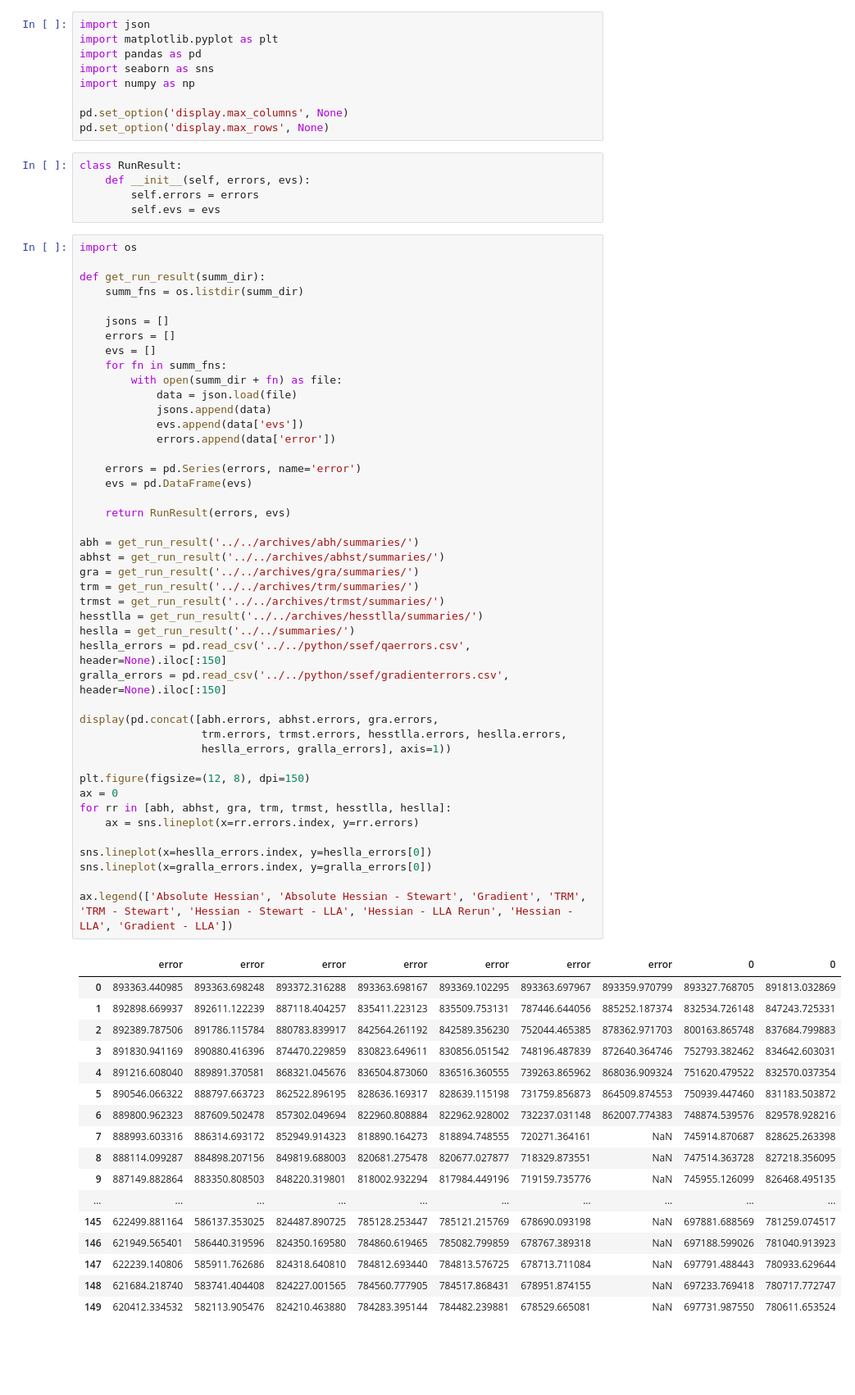
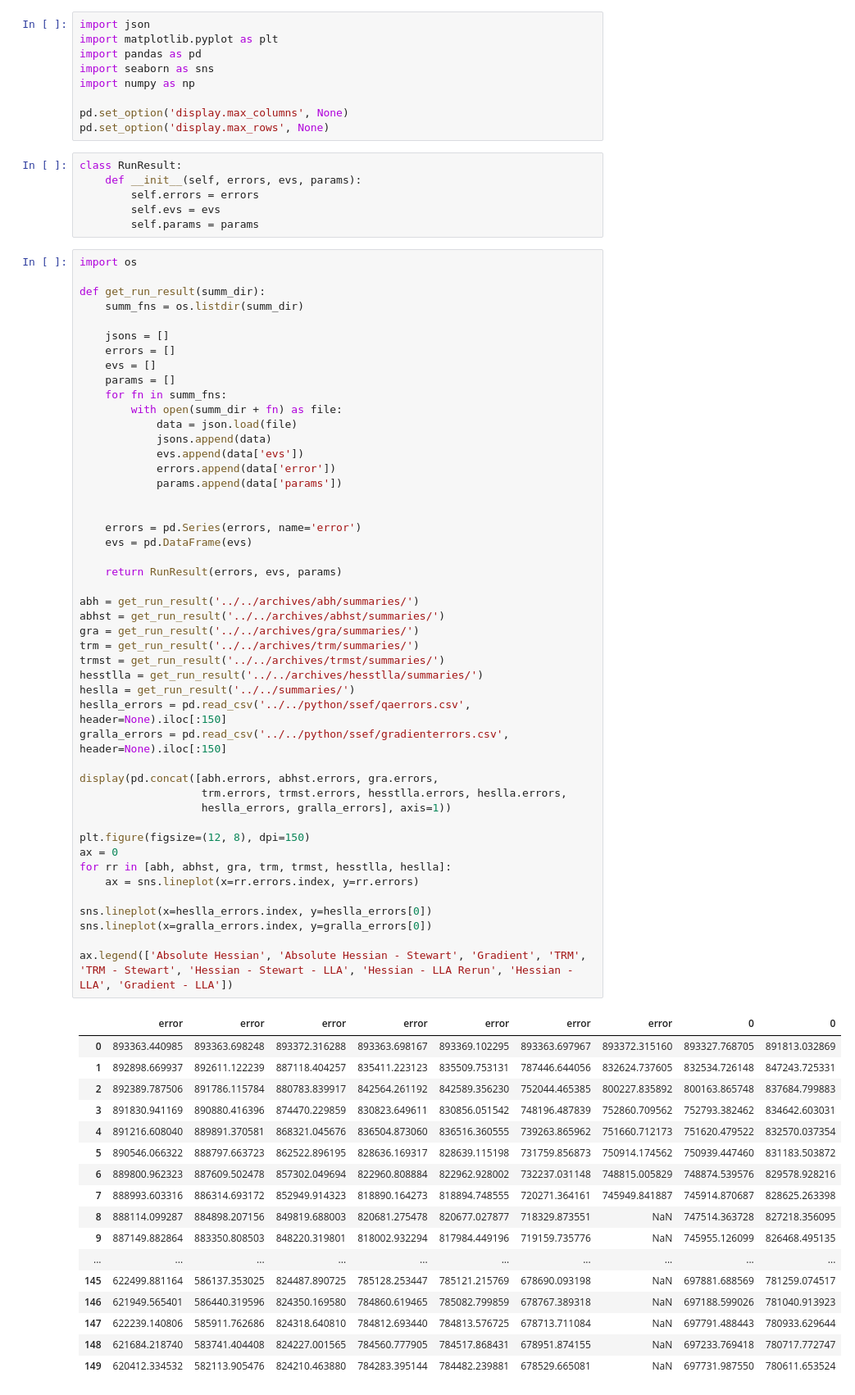
Before and after one commit to BluSteve/STYau122, a Jupyter notebook: python/styau/Analysis.ipynb, the cells around one changed output. Shown at 82% size. Cells and saved outputs as stored; diff of their text form; blank space fills up the shorter version.

```diff
--- a/python/styau/Analysis.ipynb
+++ b/python/styau/Analysis.ipynb
@@ -9,9 +9,10 @@ pd.set_option('display.max_columns', None)
 pd.set_option('display.max_rows', None)
 # %%
 class RunResult:
-    def __init__(self, errors, evs):
+    def __init__(self, errors, evs, params):
         self.errors = errors
         self.evs = evs
+        self.params = params
 # %%
 import os
 
@@ -21,51 +22,54 @@ def get_run_result(summ_dir):
     jsons = []
     errors = []
     evs = []
+    params = []
     for fn in summ_fns:
         with open(summ_dir + fn) as file:
             data = json.load(file)
             jsons.append(data)
             evs.append(data['evs'])
             errors.append(data['error'])
+            params.append(data['params'])
+
 
     errors = pd.Series(errors, name='error')
     evs = pd.DataFrame(evs)
 
-    return RunResult(errors, evs)
+    return RunResult(errors, evs, params)
 
 abh = get_run_result('../../archives/abh/summaries/')
 abhst = get_run_result('../../archives/abhst/summaries/')
 gra = get_run_result('../../archives/gra/summaries/')
 trm = get_run_result('../../archives/trm/summaries/')
 trmst = get_run_result('../../archives/trmst/summaries/')
 hesstlla = get_run_result('../../archives/hesstlla/summaries/')
 heslla = get_run_result('../../summaries/')
 heslla_errors = pd.read_csv('../../python/ssef/qaerrors.csv', header=None).iloc[:150]
 gralla_errors = pd.read_csv('../../python/ssef/gradienterrors.csv', header=None).iloc[:150]
 
 display(pd.concat([abh.errors, abhst.errors, gra.errors,
                    trm.errors, trmst.errors, hesstlla.errors, heslla.errors,
                    heslla_errors, gralla_errors], axis=1))
 
 plt.figure(figsize=(12, 8), dpi=150)
 ax = 0
 for rr in [abh, abhst, gra, trm, trmst, hesstlla, heslla]:
     ax = sns.lineplot(x=rr.errors.index, y=rr.errors)
 
 sns.lineplot(x=heslla_errors.index, y=heslla_errors[0])
 sns.lineplot(x=gralla_errors.index, y=gralla_errors[0])
 
 ax.legend(['Absolute Hessian', 'Absolute Hessian - Stewart', 'Gradient', 'TRM', 'TRM - Stewart', 'Hessian - Stewart - LLA', 'Hessian - LLA Rerun', 'Hessian - LLA', 'Gradient - LLA'])
 # %% [output]
 |  | error | error | error | error | error | error | error | 0 | 0 |
-| 0 | 893363.440985 | 893363.698248 | 893372.316288 | 893363.698167 | 893369.102295 | 893363.697967 | 893359.970799 | 893327.768705 | 891813.032869 |
-| 1 | 892898.669937 | 892611.122239 | 887118.404257 | 835411.223123 | 835509.753131 | 787446.644056 | 885252.187374 | 832534.726148 | 847243.725331 |
-| 2 | 892389.787506 | 891786.115784 | 880783.839917 | 842564.261192 | 842589.356230 | 752044.465385 | 878362.971703 | 800163.865748 | 837684.799883 |
-| 3 | 891830.941169 | 890880.416396 | 874470.229859 | 830823.649611 | 830856.051542 | 748196.487839 | 872640.364746 | 752793.382462 | 834642.603031 |
-| 4 | 891216.608040 | 889891.370581 | 868321.045676 | 836504.873060 | 836516.360555 | 739263.865962 | 868036.909324 | 751620.479522 | 832570.037354 |
-| 5 | 890546.066322 | 888797.663723 | 862522.896195 | 828636.169317 | 828639.115198 | 731759.856873 | 864509.874553 | 750939.447460 | 831183.503872 |
-| 6 | 889800.962323 | 887609.502478 | 857302.049694 | 822960.808884 | 822962.928002 | 732237.031148 | 862007.774383 | 748874.539576 | 829578.928216 |
-| 7 | 888993.603316 | 886314.693172 | 852949.914323 | 818890.164273 | 818894.748555 | 720271.364161 | NaN | 745914.870687 | 828625.263398 |
+| 0 | 893363.440985 | 893363.698248 | 893372.316288 | 893363.698167 | 893369.102295 | 893363.697967 | 893372.315160 | 893327.768705 | 891813.032869 |
+| 1 | 892898.669937 | 892611.122239 | 887118.404257 | 835411.223123 | 835509.753131 | 787446.644056 | 832624.737605 | 832534.726148 | 847243.725331 |
+| 2 | 892389.787506 | 891786.115784 | 880783.839917 | 842564.261192 | 842589.356230 | 752044.465385 | 800227.835892 | 800163.865748 | 837684.799883 |
+| 3 | 891830.941169 | 890880.416396 | 874470.229859 | 830823.649611 | 830856.051542 | 748196.487839 | 752860.709562 | 752793.382462 | 834642.603031 |
+| 4 | 891216.608040 | 889891.370581 | 868321.045676 | 836504.873060 | 836516.360555 | 739263.865962 | 751660.712173 | 751620.479522 | 832570.037354 |
+| 5 | 890546.066322 | 888797.663723 | 862522.896195 | 828636.169317 | 828639.115198 | 731759.856873 | 750914.174562 | 750939.447460 | 831183.503872 |
+| 6 | 889800.962323 | 887609.502478 | 857302.049694 | 822960.808884 | 822962.928002 | 732237.031148 | 748815.005829 | 748874.539576 | 829578.928216 |
+| 7 | 888993.603316 | 886314.693172 | 852949.914323 | 818890.164273 | 818894.748555 | 720271.364161 | 745949.841887 | 745914.870687 | 828625.263398 |
 | 8 | 888114.099287 | 884898.207156 | 849819.688003 | 820681.275478 | 820677.027877 | 718329.873551 | NaN | 747514.363728 | 827218.356095 |
 | 9 | 887149.882864 | 883350.808503 | 848220.319801 | 818002.932294 | 817984.449196 | 719159.735776 | NaN | 745955.126099 | 826468.495135 |
 | ... | ... | ... | ... | ... | ... | ... | ... | ... | ... |
```
Also changed, not shown: parts of 11 cells of this notebook, 3 other files.
